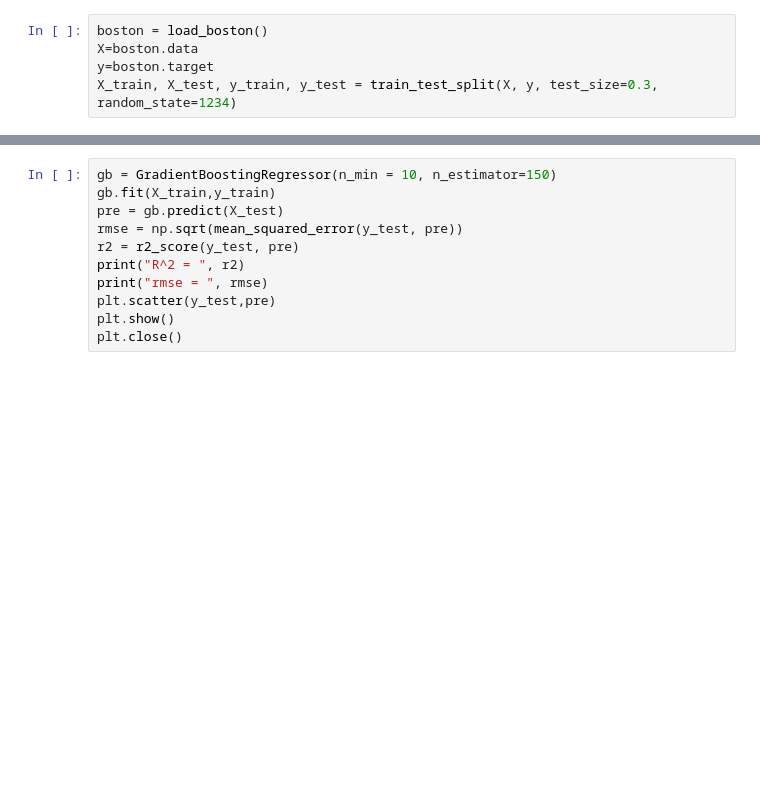
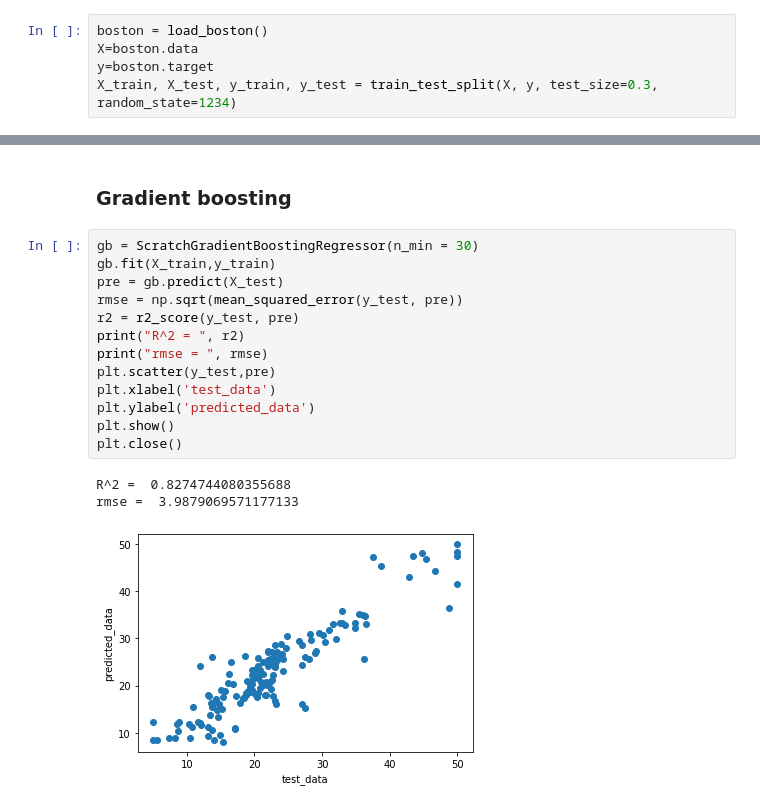
Before and after one commit to asakidaisuke/tree_scratch, a Jupyter notebook: test.ipynb, the cells around one changed output, grey strips where cells are left out. Cells and saved outputs as stored; diff of their text form; blank space fills up the shorter version.

```diff
--- a/test.ipynb
+++ b/test.ipynb
@@ -42,11 +59,19 @@ plt.close()
+# %% [markdown]
+### Gradient boosting
 # %%
-gb = GradientBoostingRegressor(n_min = 10, n_estimator=150)
+gb = ScratchGradientBoostingRegressor(n_min = 30)
 gb.fit(X_train,y_train)
 pre = gb.predict(X_test)
 rmse = np.sqrt(mean_squared_error(y_test, pre))
 r2 = r2_score(y_test, pre)
 print("R^2 = ", r2)
 print("rmse = ", rmse)
 plt.scatter(y_test,pre)
+plt.xlabel('test_data')
+plt.ylabel('predicted_data')
 plt.show()
 plt.close()
+# %% [output]
+R^2 =  0.8274744080355688
+rmse =  3.9879069571177133
+[figure, added]
```
Also changed, not shown: parts of 8 cells of this notebook, 1 other file.
